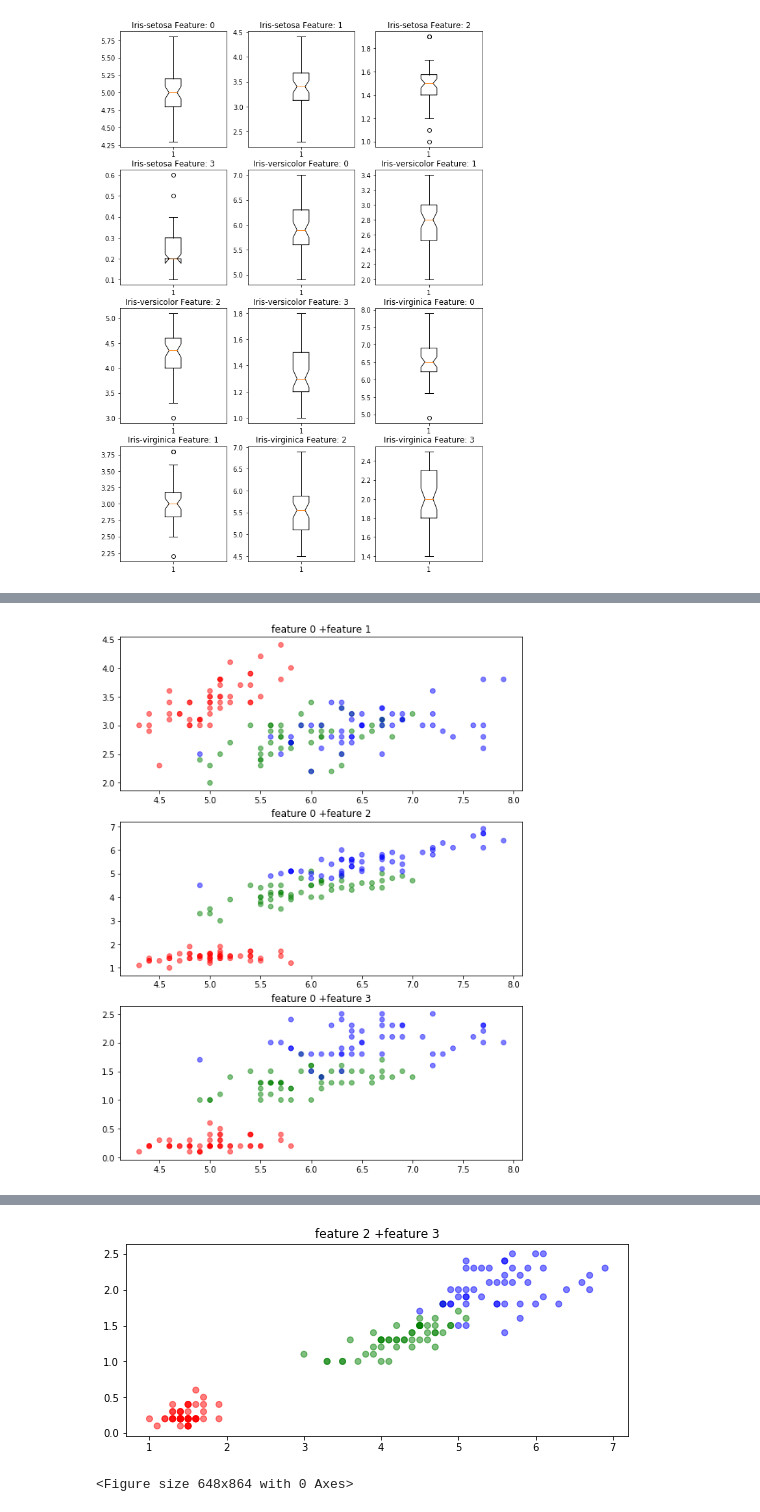
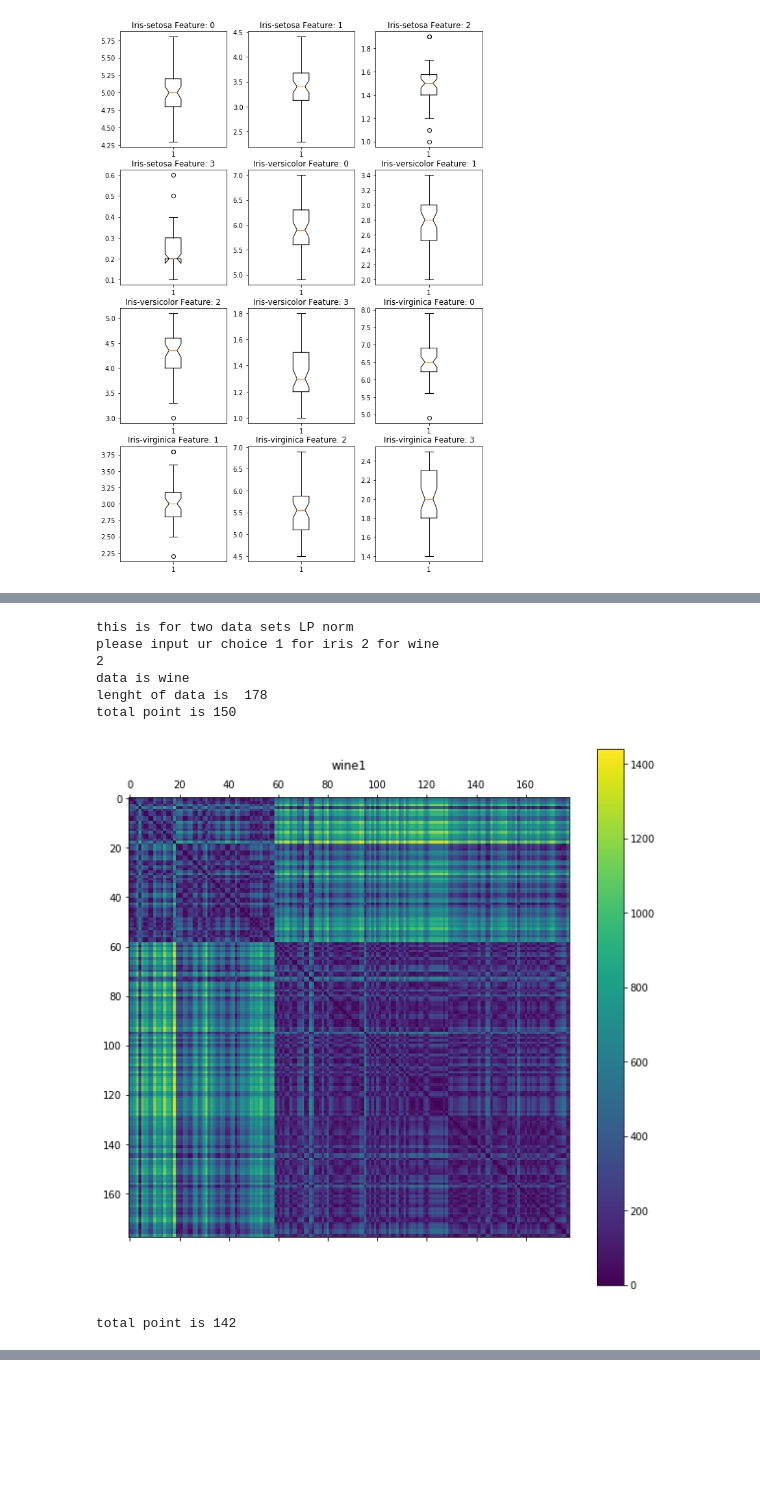
Before and after one commit to IHSIENHUANG/cs171_machine-learning, a Jupyter notebook: hw1/assignment1.ipynb, the cells around one changed output, grey strips where cells are left out. Saved outputs shown, nothing was run; the diff lists cells and outputs as text; code cells hidden in the pictures; blank space fills up the shorter version.

```diff
--- a/hw1/assignment1.ipynb
+++ b/hw1/assignment1.ipynb
@@ -255,8 +308,18 @@ if __name__ == "__main__":
 # %%
 def main():
     #distance_heatmap()
     #scatter()#this one if for scatter
+    x = [1,2,3,4]
+    y = [4,3,3,0]
+    Data_Lp_Norm()
 if __name__ == "__main__":
     main()
 # %% [output]
+this is for two data sets LP norm
+please input ur choice 1 for iris 2 for wine
+2
+data is wine
+lenght of data is  178
+total point is 150
-[figure, old version]
+[figure, new version]
+total point is 142
@@ -264,2 +326,0 @@ if __name__ == "__main__":
-[figure, removed]
-<Figure size 648x864 with 0 Axes>
```
Also changed, not shown: parts of 4 cells of this notebook.
